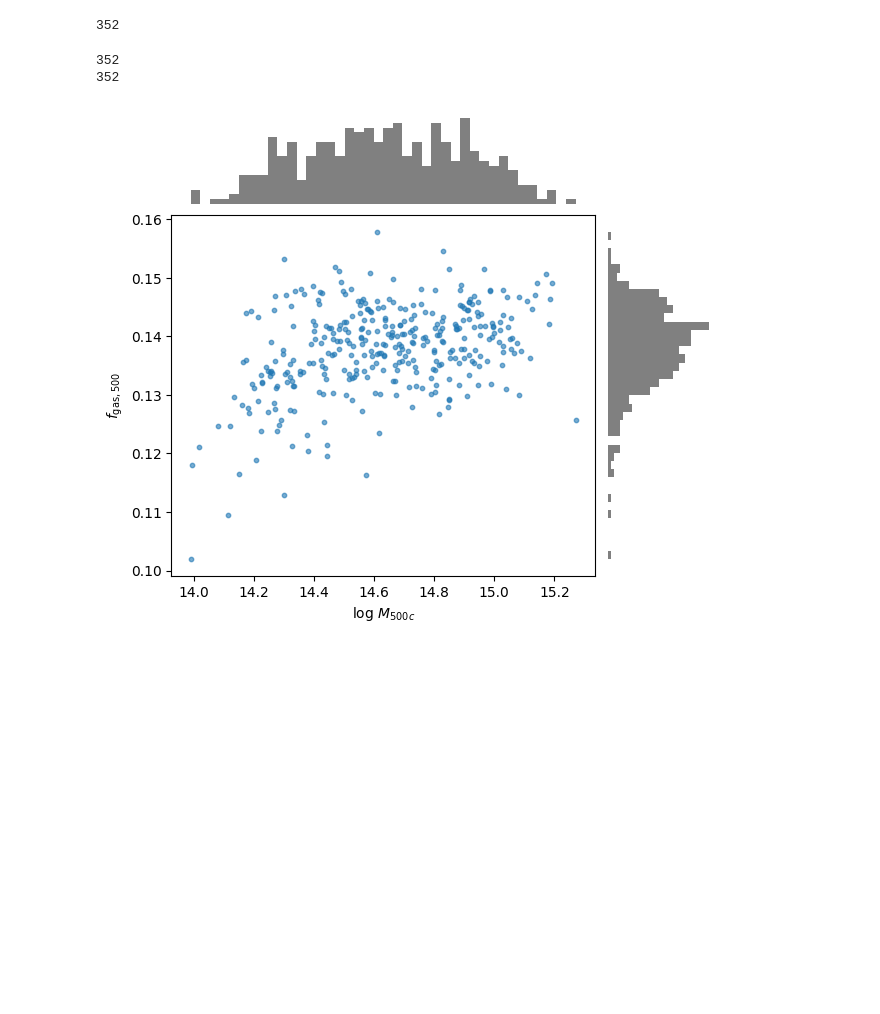
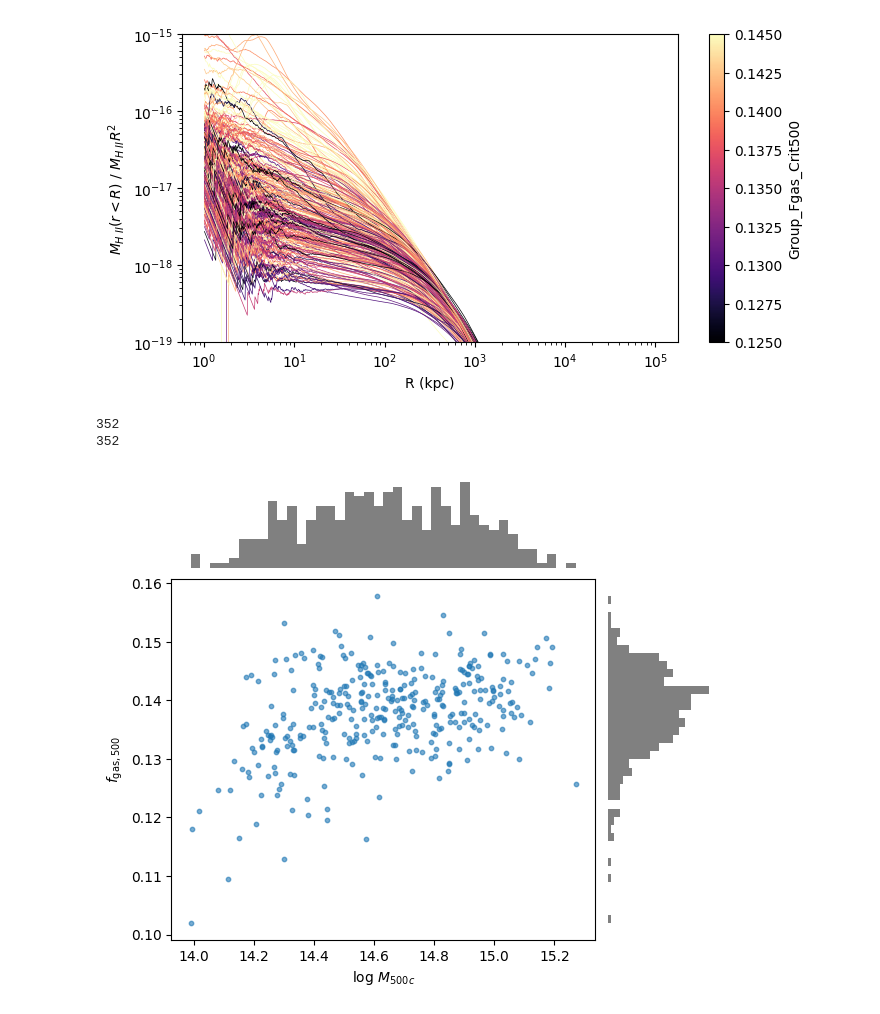
Before and after one commit to xingyzt/halotrace, a Jupyter notebook: scratch.ipynb, the cells around one changed output. Drawn from its saved outputs; the diff is of its cells as text; code cells hidden in the pictures; blank space fills up the shorter version.

```diff
--- a/scratch.ipynb
+++ b/scratch.ipynb
@@ -5,7 +1,44 @@ import h5py
-# %%
-mask.size
-# %% [output]
-352
+# %%
+import numpy as np
+import matplotlib.pyplot as plt
+import matplotlib.colors as colors
+import h5py
+import matplotlib.pyplot as plt
+import matplotlib.colors as colors
+import h5py
+
+with h5py.File('outputs/tng_cluster_catalog.hdf5', 'r') as f:
+    fig, ax = plt.subplots(figsize=(8,4))
+    cmap = plt.get_cmap('magma')
+    norm = colors.Normalize(vmin=0.125, vmax=0.145)
+    # norm = colors.Normalize(vmin=-7, vmax=-5)
+    sm = plt.cm.ScalarMappable(cmap=cmap, norm=norm)
+
+    for i in range(299):
+        x = f['table/Group_R_enclosed'][i, :]# / f['table/r500c'][i]
+        dx = np.diff(x)
+        # print(f['table'].keys())
+        # y = f['table/Group_Mion_enclosed'][i, :] / f['table/Group_Mion_enclosed'][i, -1]
+        y = f['table/Group_Mion_enclosed'][i, :] / (10**f['table/mhalo_500c'][i]) / f['table/fgas_r500'][i]
+        # y = f['table/Group_Mgas_enclosed'][i, :] / f['table/Group_Mgas_enclosed'][i, -1]
+        dy = np.diff(y)
+        val = f['table/Group_Fgas_Crit500'][i]
+        # val = np.log10((y/x/x)[x > 10**2.5][0])
+        color = cmap(norm(val))   # ← normalize first!
+        # ax.plot(x[1:], dy/dx/x[1:], color=color, lw=0.5)
+        ax.plot(x, y/x/x/x, color=color, lw=0.5)
+        ax.set_xscale('log')
+        ax.set_yscale('log')
+
+    cbar = plt.colorbar(sm, ax=ax)
+    cbar.set_label('Group_Fgas_Crit500')
+    ax.set_xlabel('R (kpc)')
+    ax.set_ylabel('$M_{H~II}(r < R)~/~M_{H~II} R^2$')
+    # plt.ylim(1e-8, 1e-4)
+    # plt.ylim(1e-19, 1e-15)
+    # plt.xlim(1, 1e4)
+# %% [output]
+[figure, added]
 # %%
 import h5py
 import matplotlib.pyplot as plt
```
Also changed, not shown: parts of 2 cells of this notebook, 8 other files.
